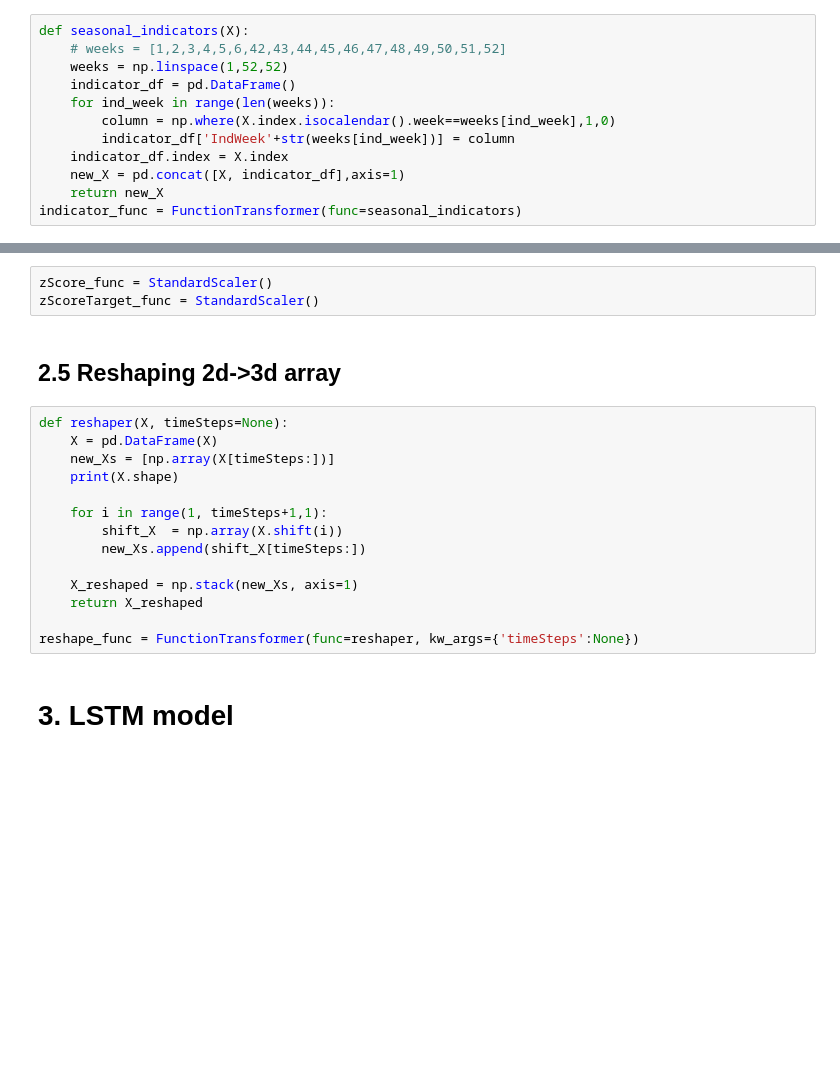
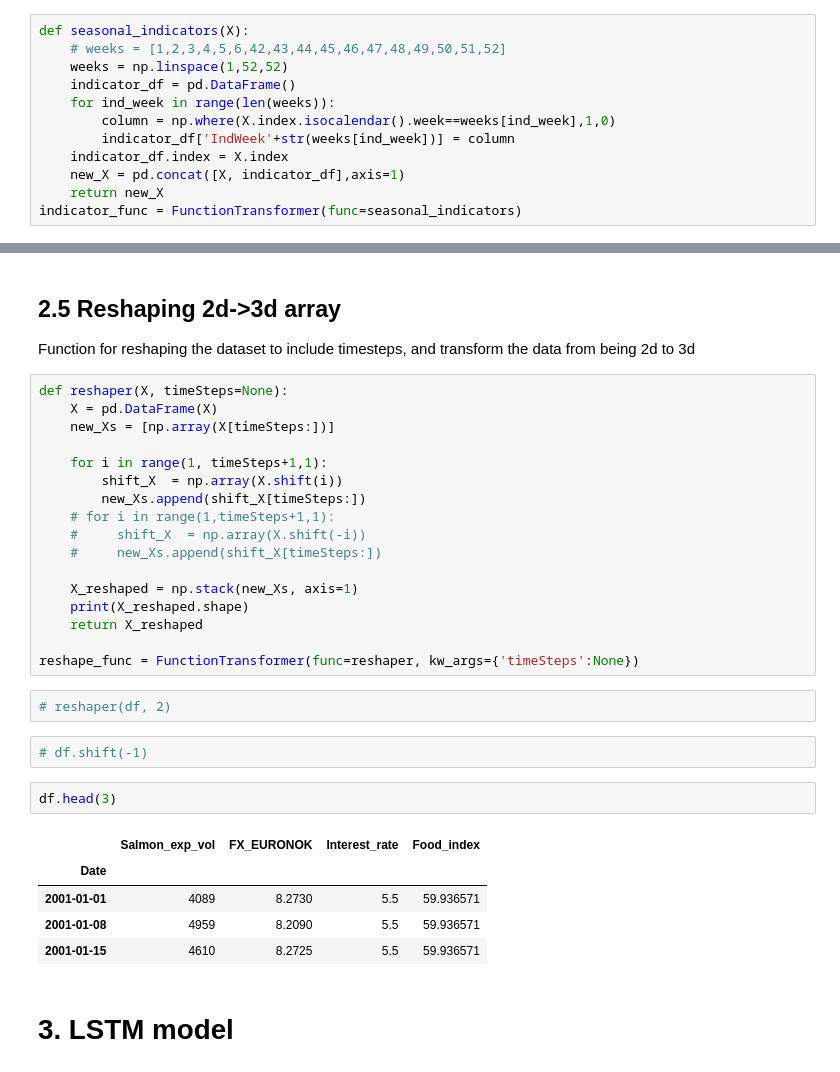
Before and after one commit to DataJakob/Various-School-Projects, a Jupyter notebook: Advanced Topics in Deep Learning/Feature_Engineering_and_Modelling.ipynb, the cells around one changed output, grey strips where cells are left out. Cells and saved outputs as stored; diff of their text form; blank space fills up the shorter version.

```diff
--- a/Advanced Topics in Deep Learning/Feature_Engineering_and_Modelling.ipynb
+++ b/Advanced Topics in Deep Learning/Feature_Engineering_and_Modelling.ipynb
@@ -145,22 +161,35 @@ lagged_func = FunctionTransformer(func=lagged_func_org,
-# %%
-zScore_func = StandardScaler()
-zScoreTarget_func = StandardScaler()
 # %% [markdown]
-<h2> 2.5 Reshaping 2d->3d array
+<h2> 2.5 Reshaping 2d->3d array </h2>
+Function for reshaping the dataset to include timesteps, and transform the data from being 2d to 3d </p>
 # %%
 def reshaper(X, timeSteps=None):
     X = pd.DataFrame(X)
     new_Xs = [np.array(X[timeSteps:])]
-    print(X.shape)
 
     for i in range(1, timeSteps+1,1):
         shift_X  = np.array(X.shift(i))
         new_Xs.append(shift_X[timeSteps:])
+    # for i in range(1,timeSteps+1,1):
+    #     shift_X  = np.array(X.shift(-i))
+    #     new_Xs.append(shift_X[timeSteps:])
 
     X_reshaped = np.stack(new_Xs, axis=1)
+    print(X_reshaped.shape)
     return X_reshaped
 
 reshape_func = FunctionTransformer(func=reshaper, kw_args={'timeSteps':None})
+# %%
+# reshaper(df, 2)
+# %%
+# df.shift(-1)
+# %%
+df.head(3)
+# %% [output]
+|  | Salmon_exp_vol | FX_EURONOK | Interest_rate | Food_index |
+| Date |  |  |  |  |
+| 2001-01-01 | 4089 | 8.2730 | 5.5 | 59.936571 |
+| 2001-01-08 | 4959 | 8.2090 | 5.5 | 59.936571 |
+| 2001-01-15 | 4610 | 8.2725 | 5.5 | 59.936571 |
 # %% [markdown]
 <h1> 3. LSTM model </h1>
 # %%
```
Also changed, not shown: parts of 38 cells of this notebook, 1 other file.
